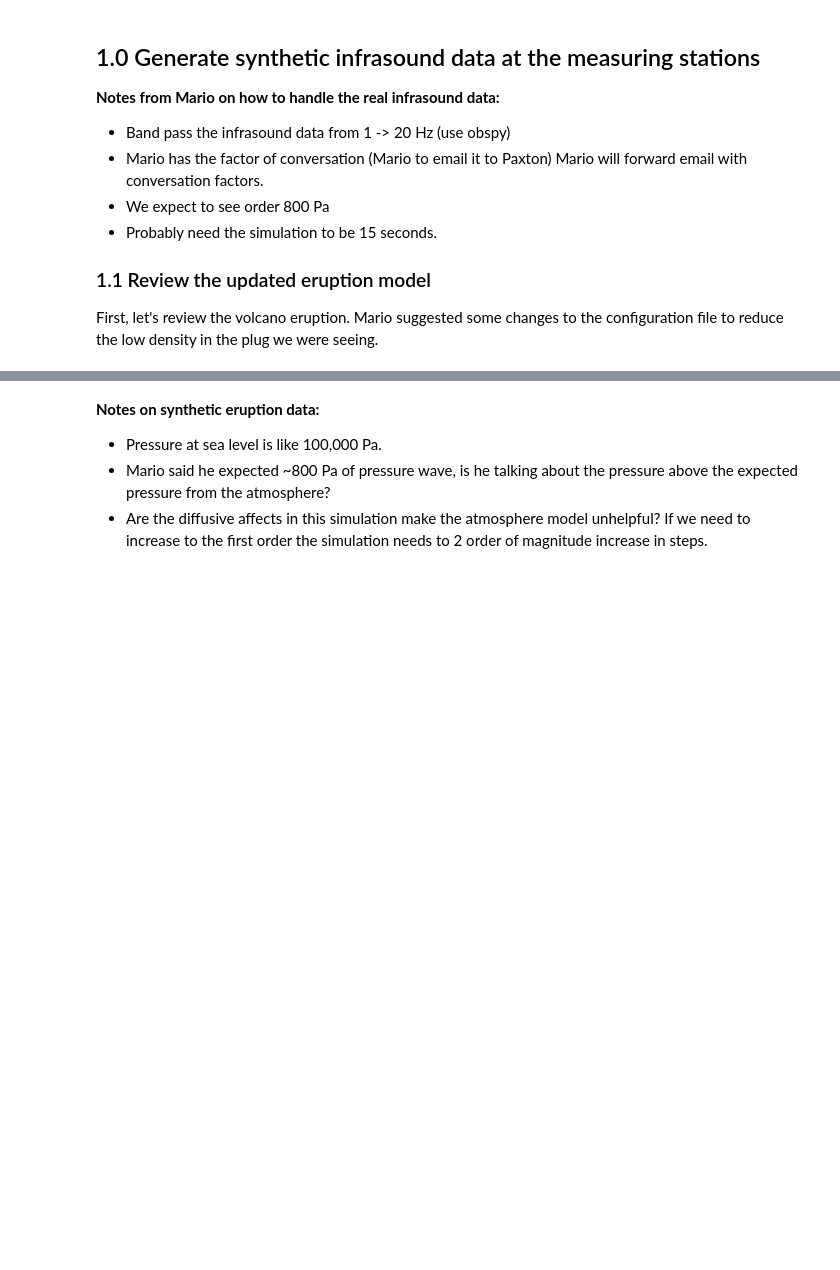
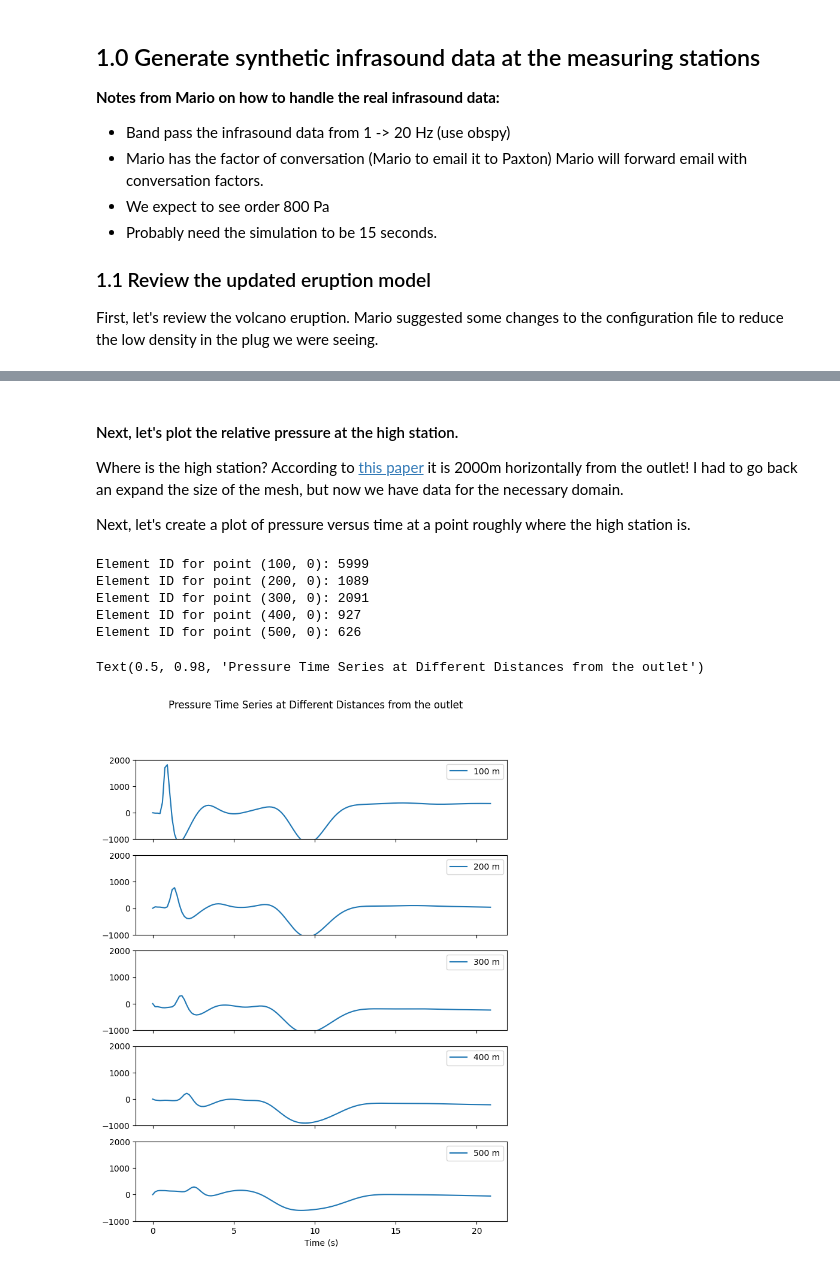
Before and after one commit to paxtonsc/volcano-sims, a Jupyter notebook: notebooks/2025.04.28.experiments.ipynb, the cells around one changed output, grey strips where cells are left out. Drawn from its saved outputs; the diff is of its cells as text; code cells hidden in the pictures; blank space fills up the shorter version.

```diff
--- a/notebooks/2025.04.28.experiments.ipynb
+++ b/notebooks/2025.04.28.experiments.ipynb
@@ -24,6 +31,8 @@
 ### 1.1 Review the updated eruption model
 
 First, let's review the volcano eruption. Mario suggested some changes to the configuration file to reduce the low density in the plug we were seeing.
+# %%
+ITERS=80
 # %%
 from helper_code.slip_imports import *
 from helper_code.helper_functions import get_local_solver_from_index_func
@@ -161,5 +210,6 @@ np.float64(0.0)
 # %% [markdown]
-**Notes on synthetic eruption data:**
-- Pressure at sea level is like 100,000 Pa.
-- Mario said he expected ~800 Pa of pressure wave, is he talking about the pressure above the expected pressure from the atmosphere?
-- Are the diffusive affects in this simulation make the atmosphere model unhelpful? If we need to increase to the first order the simulation needs to 2 order of magnitude increase in steps.
+#### Next, let's plot the relative pressure at the high station.
+
+Where is the high station? According to [this paper](https://agupubs.onlinelibrary.wiley.com/doi/10.1002/2017GL076419) it is 2000m horizontally from the outlet! I had to go back an expand the size of the mesh, but now we have data for the necessary domain.
+
+Next, let's create a plot of pressure versus time at a point roughly where the high station is.
@@ -165,0 +261,30 @@ np.float64(0.0)
+# %%
+p_relative_arr_100 = get_p_series(100, 0)
+p_relative_arr_200 = get_p_series(200, 0)
+p_relative_arr_300 = get_p_series(300, 0)
+p_relative_arr_400 = get_p_series(400, 0)
+p_relative_arr_500 = get_p_series(500, 0)
+# %% [output]
+Element ID for point (100, 0): 5999
+Element ID for point (200, 0): 1089
+Element ID for point (300, 0): 2091
+Element ID for point (400, 0): 927
+Element ID for point (500, 0): 626
+# %%
+fig, axes = plt.subplots(nrows=5, ncols=1, figsize=(8, 10), sharex=True)
+
+axes[0].plot(np.arange(0, ITERS*(15/100), 15/100), p_relative_arr_100, label="100 m")
+axes[1].plot(np.arange(0, ITERS*(15/100), 15/100), p_relative_arr_200, label="200 m")
+axes[2].plot(np.arange(0, ITERS*(15/100), 15/100), p_relative_arr_300, label="300 m")
+axes[3].plot(np.arange(0, ITERS*(15/100), 15/100), p_relative_arr_400, label="400 m")
+axes[4].plot(np.arange(0, ITERS*(15/100), 15/100), p_relative_arr_500, label="500 m")
+
+for ax in axes:
+    ax.legend()
+    ax.set_ylim(-1e3, 2e3)
+
+plt.xlabel("Time (s)")
+fig.suptitle("Pressure Time Series at Different Distances from the outlet")
+# %% [output]
+Text(0.5, 0.98, 'Pressure Time Series at Different Distances from the outlet')
+[figure, added]
```
Also changed, not shown: parts of 13 cells of this notebook, 3 other files.
